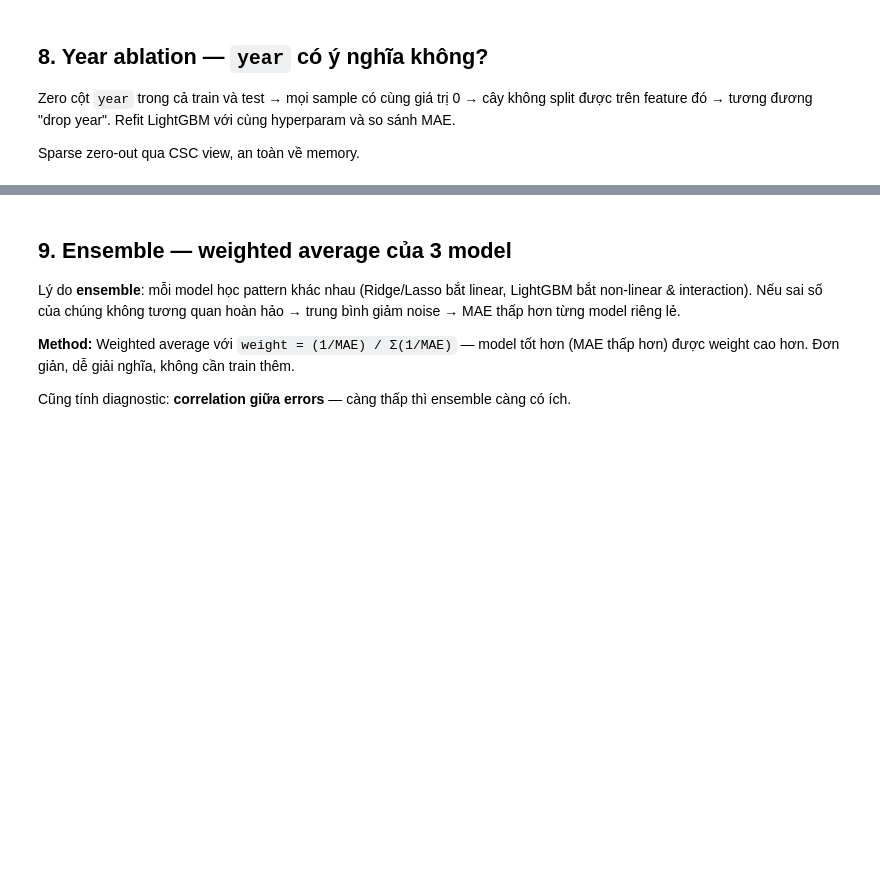
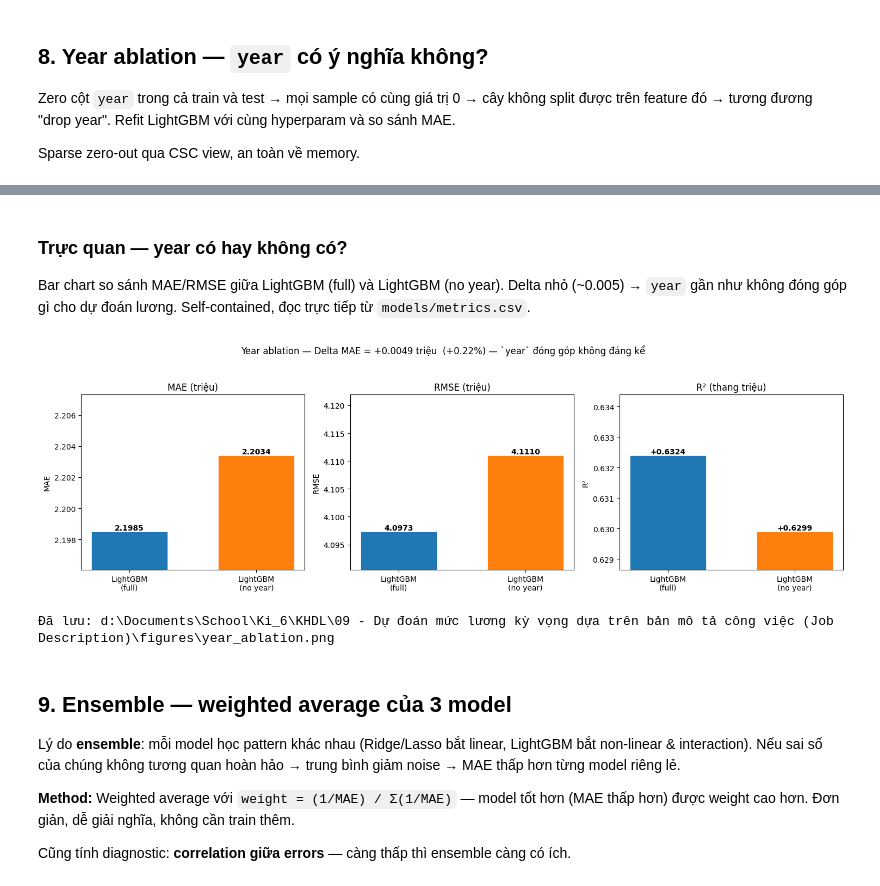
Before and after one commit to anhquan1111/khdl-vietnam-career-clustering, a Jupyter notebook: notebooks/04_Modeling.ipynb, the cells around one changed output, grey strips where cells are left out. Saved outputs shown, nothing was run; the diff lists cells and outputs as text; code cells hidden in the pictures; blank space fills up the shorter version.

```diff
--- a/notebooks/04_Modeling.ipynb
+++ b/notebooks/04_Modeling.ipynb
@@ -485,3 +549,53 @@ print(f"\nDelta MAE = {delta:+.4f} triệu  (+ = year giúp giảm sai số)")
+# %% [markdown]
+### Trực quan — year có hay không có?
+
+Bar chart so sánh MAE/RMSE giữa LightGBM (full) và LightGBM (no year). Delta nhỏ (~0.005) → `year` gần như không đóng góp gì cho dự đoán lương. Self-contained, đọc trực tiếp từ `models/metrics.csv`.
+# %%
+metrics_df = pd.read_csv(MODELS / 'metrics.csv')
+mask = metrics_df['model'].str.contains('LightGBM')
+lgbm_rows = metrics_df[mask].copy()
+lgbm_rows['short_name'] = lgbm_rows['model'].apply(
+    lambda s: 'LightGBM\n(full)' if 'no year' not in s else 'LightGBM\n(no year)'
+)
+
+mae_vals = lgbm_rows['MAE_M'].values
+rmse_vals = lgbm_rows['RMSE_M'].values
+r2_vals = lgbm_rows['R2_M'].values
+labels = lgbm_rows['short_name'].tolist()
+delta_mae = mae_vals[1] - mae_vals[0]
+delta_pct = delta_mae / mae_vals[0] * 100
+
+fig, axes = plt.subplots(1, 3, figsize=(15, 4.5))
+
+for ax, vals, title, ylab, fmt in [
+    (axes[0], mae_vals, 'MAE (triệu)', 'MAE', '{:.4f}'),
+    (axes[1], rmse_vals, 'RMSE (triệu)', 'RMSE', '{:.4f}'),
+    (axes[2], r2_vals, 'R² (thang triệu)', 'R²', '{:+.4f}'),
+]:
+    colors_b = ['tab:blue', 'tab:orange']
+    bars = ax.bar(labels, vals, color=colors_b, edgecolor='white', linewidth=0.5, width=0.6)
+    ax.set_ylabel(ylab)
+    ax.set_title(title)
+    for b, v in zip(bars, vals):
+        ax.text(b.get_x() + b.get_width()/2, v, fmt.format(v),
+                ha='center', va='bottom', fontsize=10, fontweight='bold')
+    # Pad y-axis cho text
+    ymin, ymax = vals.min(), vals.max()
+    spread = ymax - ymin if ymax != ymin else ymax * 0.05
+    ax.set_ylim(ymin - spread * 0.5, ymax + spread * 0.8)
+
+plt.suptitle(
+    f'Year ablation — Delta MAE = {delta_mae:+.4f} triệu  ({delta_pct:+.2f}%) — '
+    f'`year` đóng góp không đáng kể',
+    y=1.04, fontsize=12,
+)
+plt.tight_layout()
+plt.savefig(FIGURES / 'year_ablation.png', dpi=120, bbox_inches='tight')
+plt.show()
+print(f"Đã lưu: {FIGURES / 'year_ablation.png'}")
+# %% [output]
+[figure, added]
+Đã lưu: d:\Documents\School\Ki_6\KHDL\09 - Dự đoán mức lương kỳ vọng dựa trên bản mô tả công việc (Job Description)\figures\year_ablation.png
 # %% [markdown]
 ## 9. Ensemble — weighted average của 3 model
 
```
Also changed, not shown: parts of 15 cells of this notebook, 10 other files.
